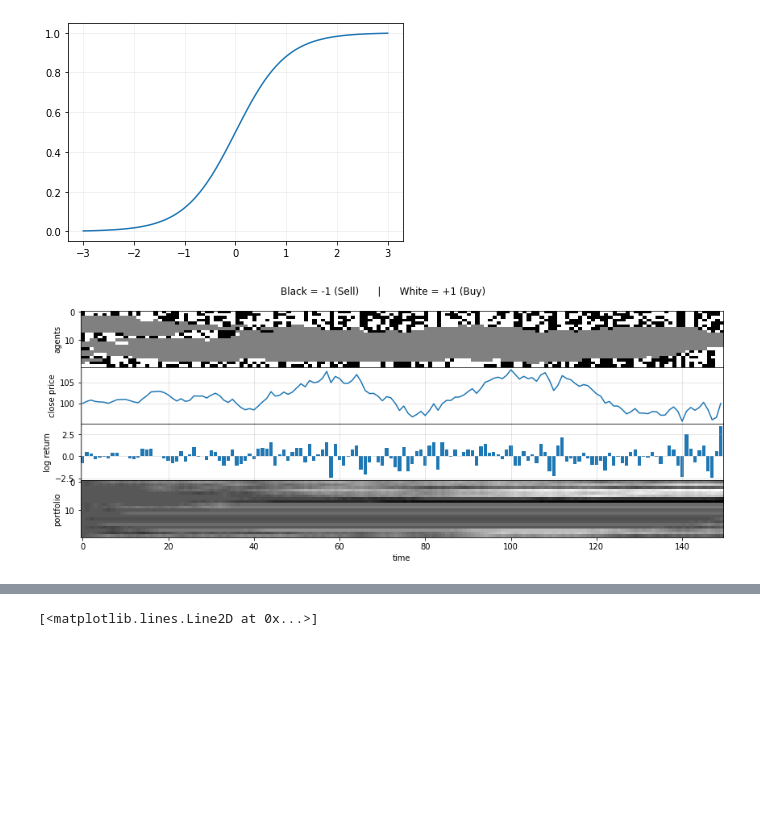
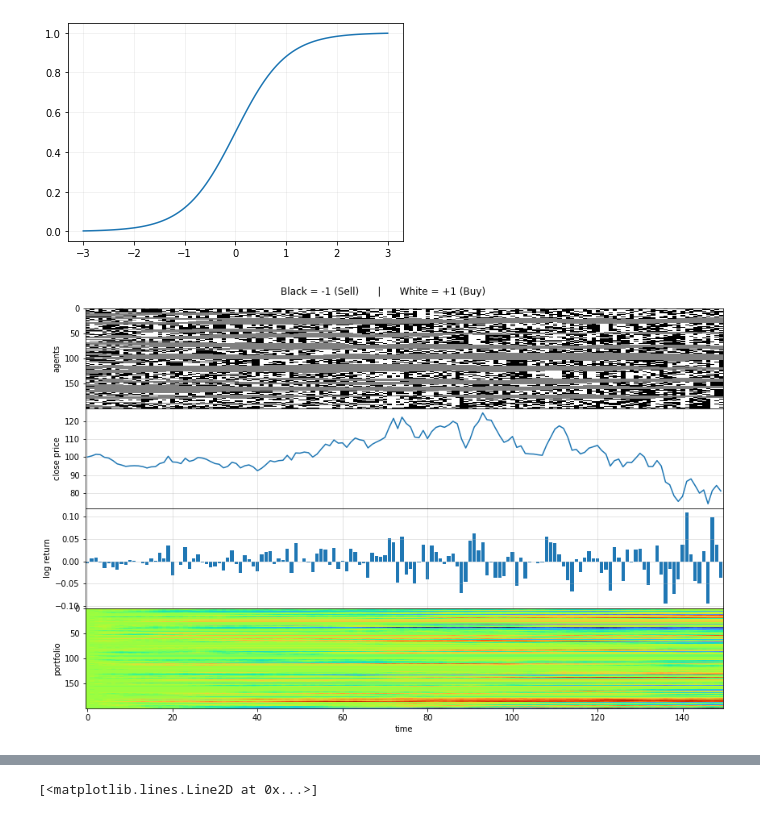
Before and after one commit to charelF/ComplexSystems, a Jupyter notebook: code/charel/charelino2021.ipynb, the cells around one changed output, grey strips where cells are left out. Saved outputs shown, nothing was run; the diff lists cells and outputs as text; code cells hidden in the pictures; blank space fills up the shorter version.

```diff
--- a/code/charel/charelino2021.ipynb
+++ b/code/charel/charelino2021.ipynb
@@ -78,7 +78,7 @@ ph = 0.1 # vary
 pa = 0.5
 
 N0 = 150
-N1 = 20
+N1 = 200
 
 A = 2
 a = 0.1
@@ -111,9 +111,7 @@ for t in range(N0):
         break
 
     for i in range(N1):
-
         P[t+1,i] = P[t,i] + G[t,i]
-
 
         # traders update their stance
         if G[t,i] != 0:
@@ -155,37 +153,38 @@ for t in range(N0):
                 G[t+1,i] = np.random.choice([-1,1])
 
 fig, (ax1,ax2,ax3,ax4) = plt.subplots(
-    ncols=1, nrows=4, figsize=(12,5), sharex=True, gridspec_kw = {'wspace':0, 'hspace':0}
+    ncols=1, nrows=4, figsize=(12,8), sharex=True, gridspec_kw = {'wspace':0, 'hspace':0}
 )
 ax1.imshow(G.T, cmap="gray", interpolation="None", aspect="auto")
-ax4.imshow(P.T, cmap="gray", interpolation="None", aspect="auto")
+ax4.imshow(P.T, cmap="turbo", interpolation="None", aspect="auto")
 # plt.colorbar()
 
-r = (x - np.mean(x)) / np.std(x)
+# r = (x - np.mean(x)) / np.std(x)
+r = x/10000
 s = 100
 S = np.zeros_like(x)
 S[0] = s
 for i in range(1,N0):
     # S[i] = S[i-1] + (S[i-1] * r[i])
-    S[i] = S[i-1] + (S[i-1] * r[i]/100)
+    S[i] = S[i-1] + (S[i-1] * r[i])
 
 ax2.plot(S)
 ax2.grid(alpha=0.4)
 
 ax3.bar(np.arange(len(r)), r)
 ax3.grid(alpha=0.4)
 
 ax4.set_xlabel("time")
 # ax2.set_ylabel("standardised log returns")
 ax2.set_ylabel("close price")
 ax1.set_ylabel("agents")
 ax3.set_ylabel("log return")
 ax4.set_ylabel("portfolio")
 
 fig.suptitle("Black = -1 (Sell)      |      White = +1 (Buy)")
 # fig.colorbar(im, cax=ax4)
 
 plt.tight_layout()
 plt.show()
 # %% [output]
-[figure, old version]
+[figure, new version]
```
Also changed, not shown: parts of 1 cell of this notebook.
